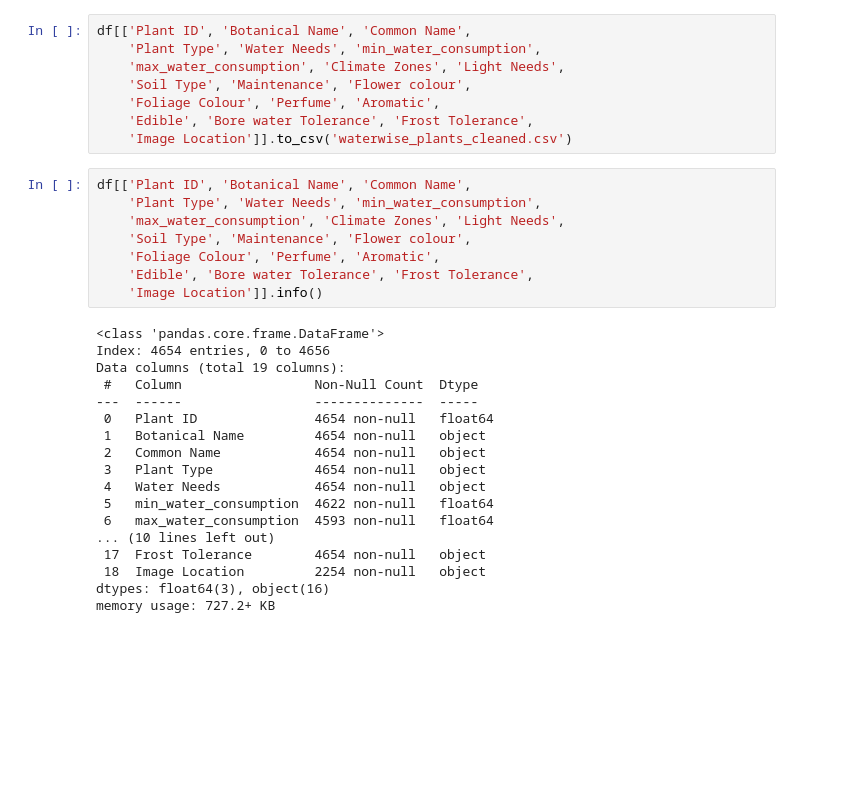
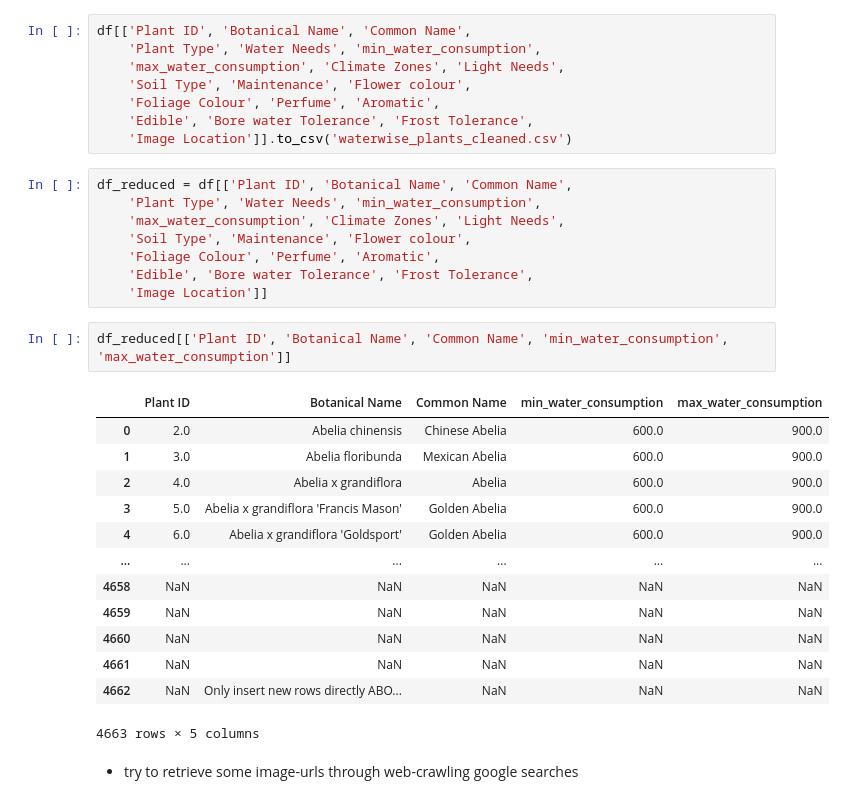
Before and after one commit to MaxHolly/plant_app_repo, a Jupyter notebook: demo/flask_app/clean_waterwise_data.ipynb, the cells around one changed output. Saved outputs shown, nothing was run; the diff lists cells and outputs as text; blank space fills up the shorter version.

```diff
--- a/demo/flask_app/clean_waterwise_data.ipynb
+++ b/demo/flask_app/clean_waterwise_data.ipynb
@@ -169,28 +141,28 @@ df[['Plant ID', 'Botanical Name', 'Common Name',
     'Edible', 'Bore water Tolerance', 'Frost Tolerance',
     'Image Location']].to_csv('waterwise_plants_cleaned.csv')
 # %%
-df[['Plant ID', 'Botanical Name', 'Common Name',
+df_reduced = df[['Plant ID', 'Botanical Name', 'Common Name',
     'Plant Type', 'Water Needs', 'min_water_consumption',
     'max_water_consumption', 'Climate Zones', 'Light Needs',
     'Soil Type', 'Maintenance', 'Flower colour',
     'Foliage Colour', 'Perfume', 'Aromatic',
     'Edible', 'Bore water Tolerance', 'Frost Tolerance',
-    'Image Location']].info()
+    'Image Location']]
-# %% [output]
-<class 'pandas.core.frame.DataFrame'>
-Index: 4654 entries, 0 to 4656
-Data columns (total 19 columns):
- #   Column                 Non-Null Count  Dtype
----  ------                 --------------  -----
- 0   Plant ID               4654 non-null   float64
- 1   Botanical Name         4654 non-null   object
- 2   Common Name            4654 non-null   object
- 3   Plant Type             4654 non-null   object
- 4   Water Needs            4654 non-null   object
- 5   min_water_consumption  4622 non-null   float64
- 6   max_water_consumption  4593 non-null   float64
-... (10 lines left out)
- 17  Frost Tolerance        4654 non-null   object
- 18  Image Location         2254 non-null   object
-dtypes: float64(3), object(16)
-memory usage: 727.2+ KB
+# %%
+df_reduced[['Plant ID', 'Botanical Name', 'Common Name', 'min_water_consumption', 'max_water_consumption']]
+# %% [output]
+|  | Plant ID | Botanical Name | Common Name | min_water_consumption | max_water_consumption |
+| 0 | 2.0 | Abelia chinensis | Chinese Abelia | 600.0 | 900.0 |
+| 1 | 3.0 | Abelia floribunda | Mexican Abelia | 600.0 | 900.0 |
+| 2 | 4.0 | Abelia x grandiflora | Abelia | 600.0 | 900.0 |
+| 3 | 5.0 | Abelia x grandiflora 'Francis Mason' | Golden Abelia | 600.0 | 900.0 |
+| 4 | 6.0 | Abelia x grandiflora 'Goldsport' | Golden Abelia | 600.0 | 900.0 |
+| ... | ... | ... | ... | ... | ... |
+| 4658 | NaN | NaN | NaN | NaN | NaN |
+| 4659 | NaN | NaN | NaN | NaN | NaN |
+| 4660 | NaN | NaN | NaN | NaN | NaN |
+| 4661 | NaN | NaN | NaN | NaN | NaN |
+| 4662 | NaN | Only insert new rows directly ABO... | NaN | NaN | NaN |
+4663 rows × 5 columns
+# %% [markdown]
+- try to retrieve some image-urls through web-crawling google searches
```
Also changed, not shown: parts of 31 cells of this notebook, 16 other files.
